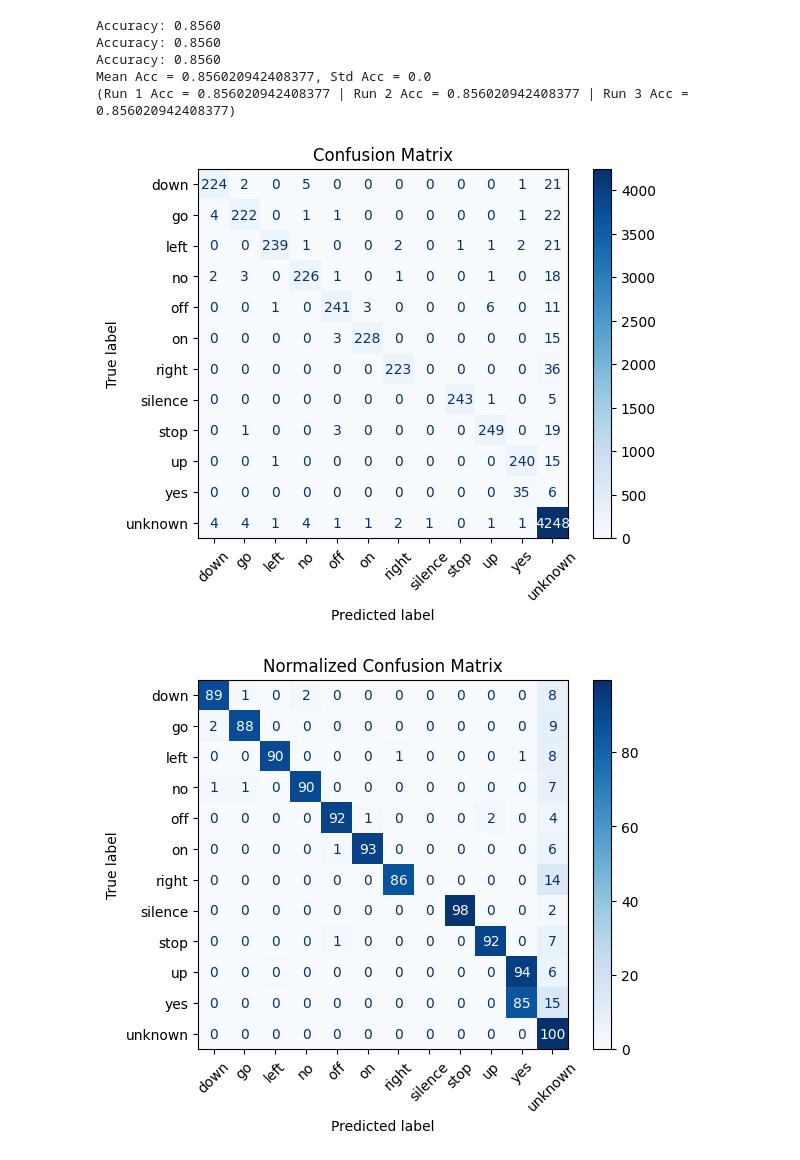
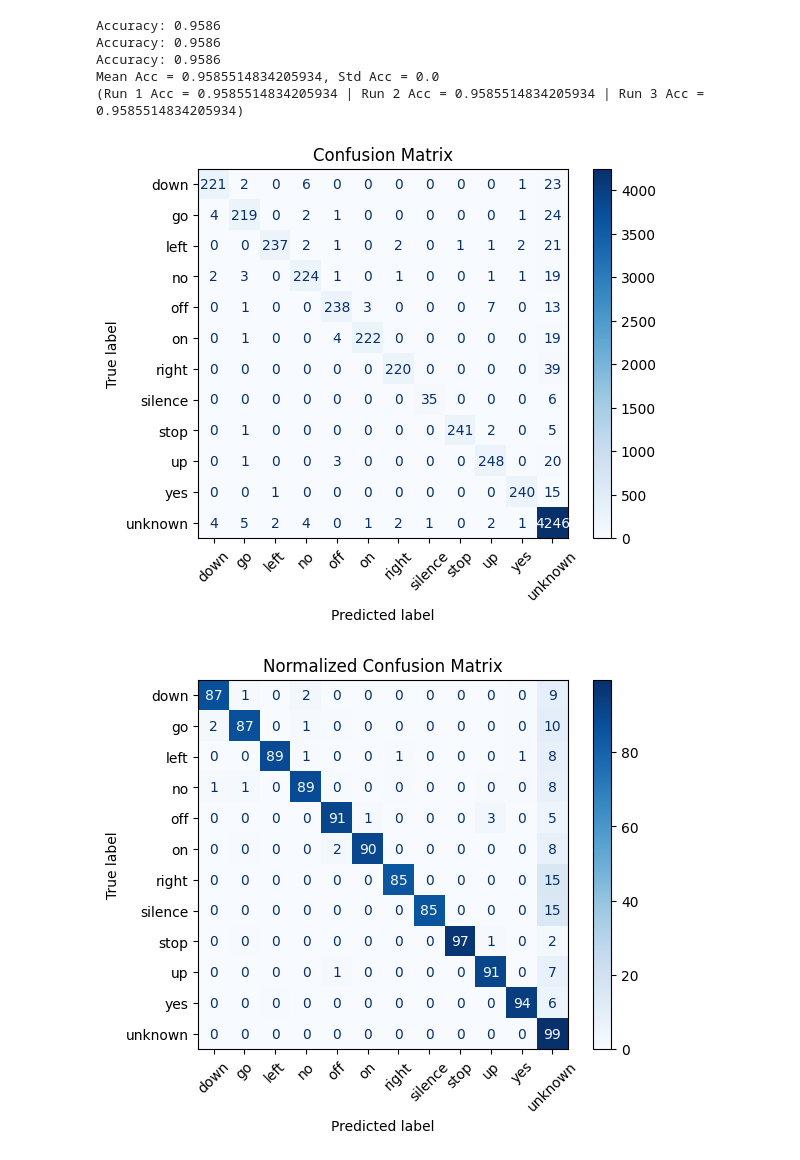
Before and after one commit to dawidsroczyk/Deep-Learning, a Jupyter notebook: transformers/ensemble.ipynb, the cells around one changed output. Saved outputs shown, nothing was run; the diff lists cells and outputs as text; code cells hidden in the pictures.

```diff
--- a/transformers/ensemble.ipynb
+++ b/transformers/ensemble.ipynb
@@ -70,39 +70,39 @@ for i in [42, 24, 62]:
     torch.backends.cudnn.benchmark = False
     np.random.seed(random_seed)
 
     preprocessor = AudioPreprocessor()
 
     test_dataset = SpeechCommandsDataset(
         root_dir=data_dir,
         file_list_path='testing_list.txt',
         mode='1d',
         vsu=False,
         preprocessor=preprocessor,
         augment=False
     )
 
     test_loader = DataLoader(
         test_dataset,
         batch_size=32,
         shuffle=True,
         num_workers=0
     )
 
     folder = os.path.join(root_dir, f'rs_{i}')
-    test_acc = test_model(ensemble, test_loader, device, './experiments/ensemble',
-                ['down', 'go', 'left', 'no', 'off', 'on', 'right', 'stop', 'up', 'yes', 'silence', 'unknown'])
+    test_acc = test_model(ensemble, test_loader, device, f'./experiments/ensemble/rs_{i}',
+                ['down', 'go', 'left', 'no', 'off', 'on', 'right', 'silence', 'stop', 'up', 'yes', 'unknown'])
 
     run_accuracies.append(test_acc)
 
 mean_acc = statistics.mean(run_accuracies)
 std_acc = statistics.stdev(run_accuracies)
 print(f'Mean Acc = {mean_acc}, Std Acc = {std_acc}')
 print(f'(Run 1 Acc = {run_accuracies[0]} | Run 2 Acc = {run_accuracies[1]} | Run 3 Acc = {run_accuracies[2]})')
 # %% [output]
-Accuracy: 0.8560
-Accuracy: 0.8560
-Accuracy: 0.8560
-Mean Acc = 0.856020942408377, Std Acc = 0.0
-(Run 1 Acc = 0.856020942408377 | Run 2 Acc = 0.856020942408377 | Run 3 Acc = 0.856020942408377)
+Accuracy: 0.9586
+Accuracy: 0.9586
+Accuracy: 0.9586
+Mean Acc = 0.9585514834205934, Std Acc = 0.0
+(Run 1 Acc = 0.9585514834205934 | Run 2 Acc = 0.9585514834205934 | Run 3 Acc = 0.9585514834205934)
-[figure, old version]
+[figure, new version]
-[figure, old version]
+[figure, new version]
```
Also changed, not shown: parts of 1 cell of this notebook, 40 other files.
